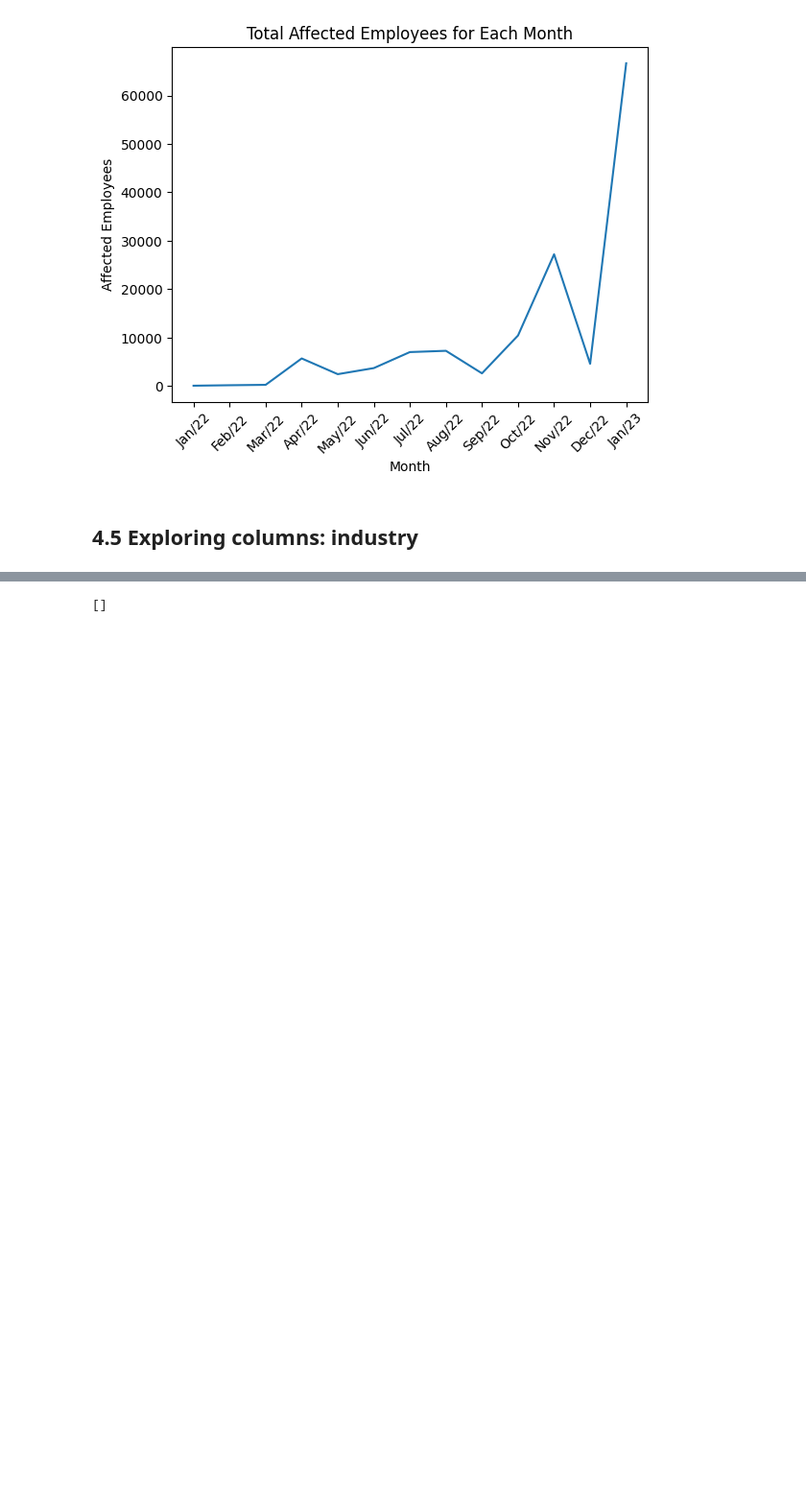
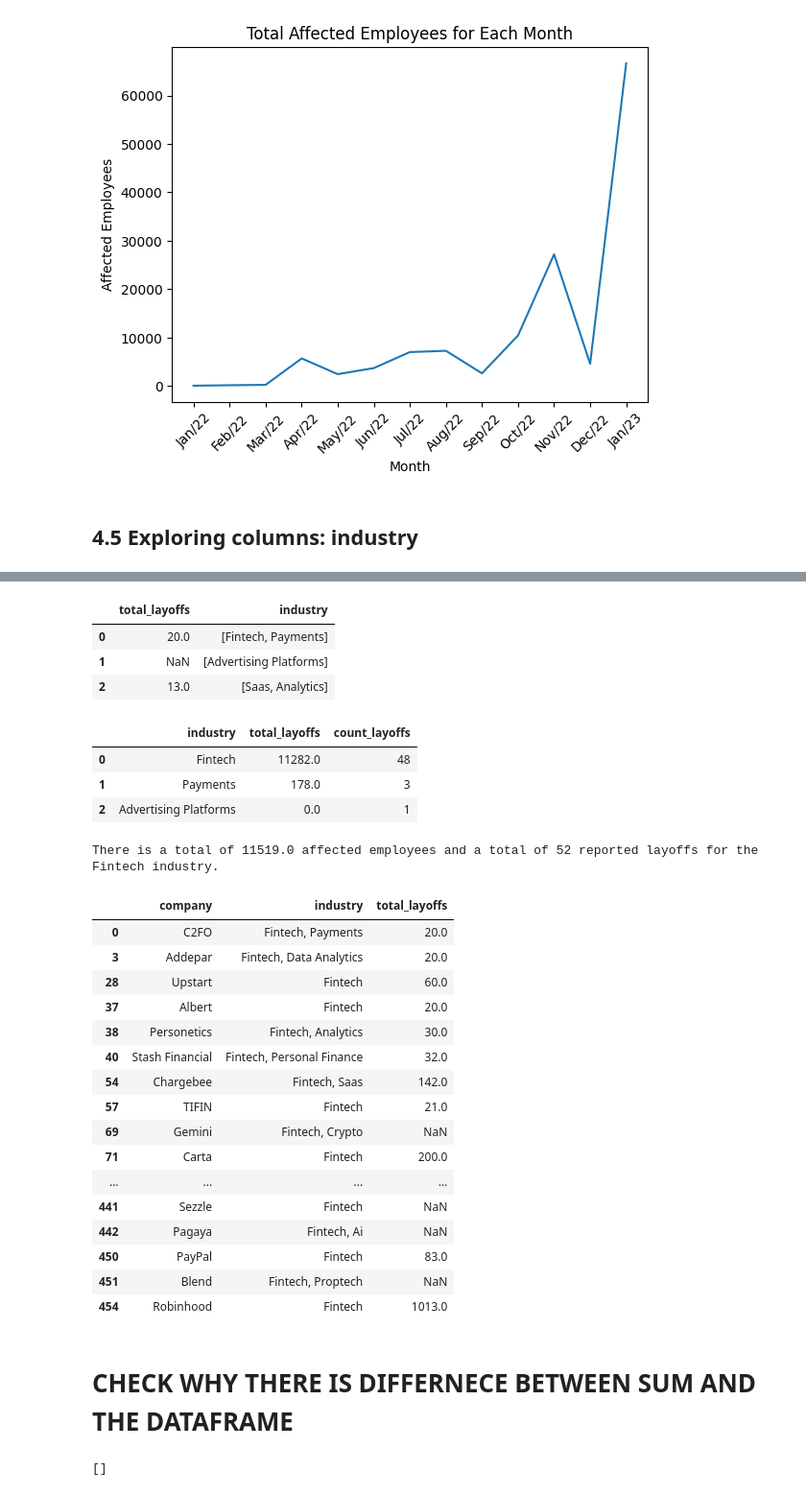
Before and after one commit to teusinn/TechCompaniesLayoff, a Jupyter notebook: src/main.ipynb, the cells around one changed output, grey strips where cells are left out. Shown at 96% size. Cells and saved outputs as stored; diff of their text form; code cells hidden in the pictures; blank space fills up the shorter version.

Commit message:
Implementing the logic for the multiple industries registered in the same row

```diff
--- a/src/main.ipynb
+++ b/src/main.ipynb
@@ -355,0 +363,10 @@ There is a total of 289 different industries in this dataset.
+# %%
+# Splitting each industry by comma and exploding it to separate rows
+separated_industries = df['industry'].str.split(',', expand=True).stack().str.title().reset_index(drop=True)
+separated_industries.name = 'industry'
+separated_industries = pd.DataFrame(separated_industries)
+
+# Capitalizing the industries on the main dataframe
+df['industry'] = df['industry'].str.title()
+
+separated_industries.head(5)
@@ -356,3 +380,53 @@ There is a total of 289 different industries in this dataset.
+# %%
+# Creating a new dataframe for grouping by separated industries
+industries = df[['total_layoffs', 'industry']].copy()
+industries['industry'] = industries['industry'].str.split(',')
+
+industries.head(3)
+# %% [output]
+|  | total_layoffs | industry |
+| 0 | 20.0 | [Fintech, Payments] |
+| 1 | NaN | [Advertising Platforms] |
+| 2 | 13.0 | [Saas, Analytics] |
+# %%
+# Summing and counting the total of layoffs for each "industry"
+separated_industries['total_layoffs'] = separated_industries['industry'].apply(lambda x: industries[industries['industry'].apply(lambda y: x in y)]['total_layoffs'].sum())
+separated_industries['count_layoffs'] = separated_industries['industry'].apply(lambda x: industries[industries['industry'].apply(lambda y: x in y)]['industry'].count())
+
+separated_industries.head(3)
+# %% [output]
+|  | industry | total_layoffs | count_layoffs |
+| 0 | Fintech | 11282.0 | 48 |
+| 1 | Payments | 178.0 | 3 |
+| 2 | Advertising Platforms | 0.0 | 1 |
+# %%
+# Validating if it worked
+total_fintech = df[(df['industry'].str.contains('Fintech'))]['total_layoffs'].sum()
+count_fintech = df[(df['industry'].str.contains('Fintech'))]['industry'].count()
+
+print('There is a total of {} affected employees and a total of {} reported layoffs for the Fintech industry.'.format(total_fintech, count_fintech))
+df[(df['industry'].str.contains('Fintech'))][['company', 'industry', 'total_layoffs']]
+# %% [output]
+There is a total of 11519.0 affected employees and a total of 52 reported layoffs for the Fintech industry.
+|  | company | industry | total_layoffs |
+| 0 | C2FO | Fintech, Payments | 20.0 |
+| 3 | Addepar | Fintech, Data Analytics | 20.0 |
+| 28 | Upstart | Fintech | 60.0 |
+| 37 | Albert | Fintech | 20.0 |
+| 38 | Personetics | Fintech, Analytics | 30.0 |
+| 40 | Stash Financial | Fintech, Personal Finance | 32.0 |
+| 54 | Chargebee | Fintech, Saas | 142.0 |
+| 57 | TIFIN | Fintech | 21.0 |
+| 69 | Gemini | Fintech, Crypto | NaN |
+| 71 | Carta | Fintech | 200.0 |
+| ... | ... | ... | ... |
+| 441 | Sezzle | Fintech | NaN |
+| 442 | Pagaya | Fintech, Ai | NaN |
+| 450 | PayPal | Fintech | 83.0 |
+| 451 | Blend | Fintech, Proptech | NaN |
+| 454 | Robinhood | Fintech | 1013.0 |
+# %% [markdown]
+# CHECK WHY THERE IS DIFFERNECE BETWEEN SUM AND THE DATAFRAME
 # %%
 # Showing the 10 most repetitive industries
 top_industries_most_values = df['industry'].value_counts().head(10).values
```
Also changed, not shown: parts of 4 cells of this notebook.
